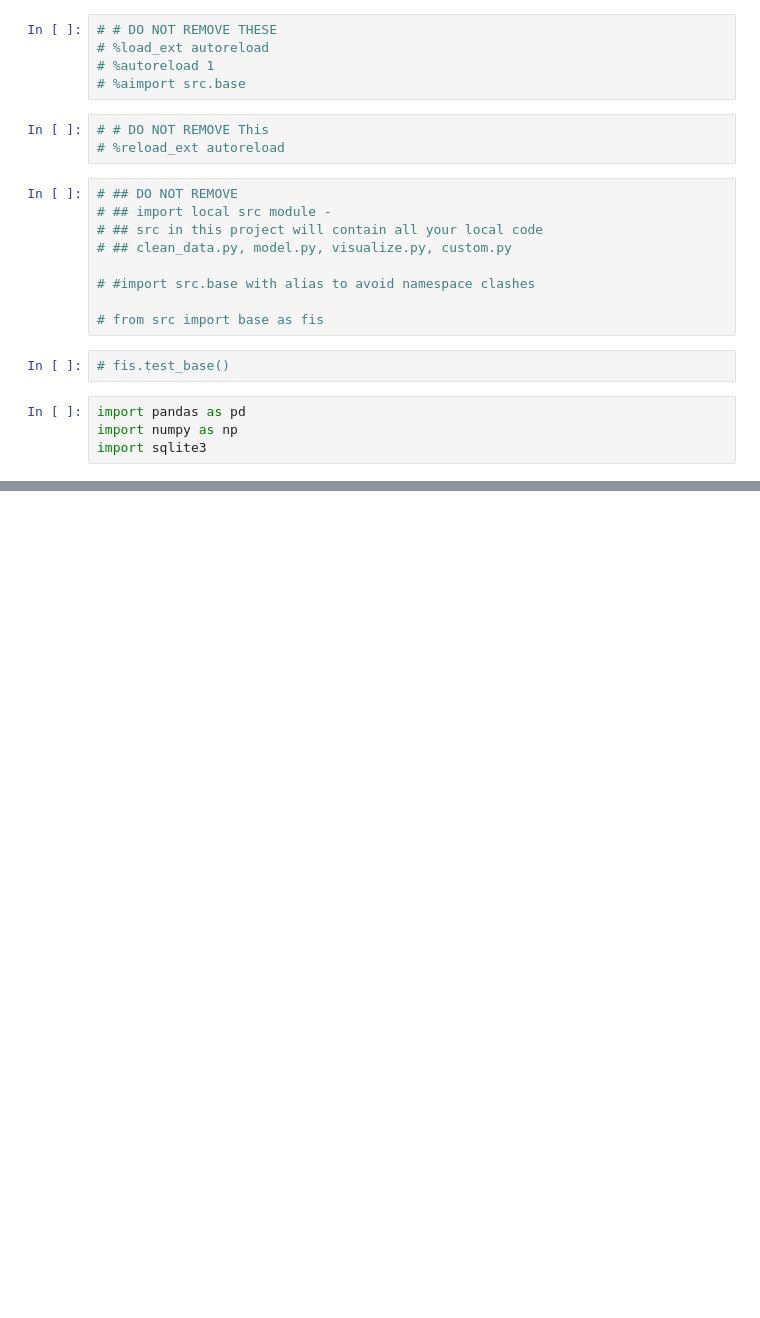
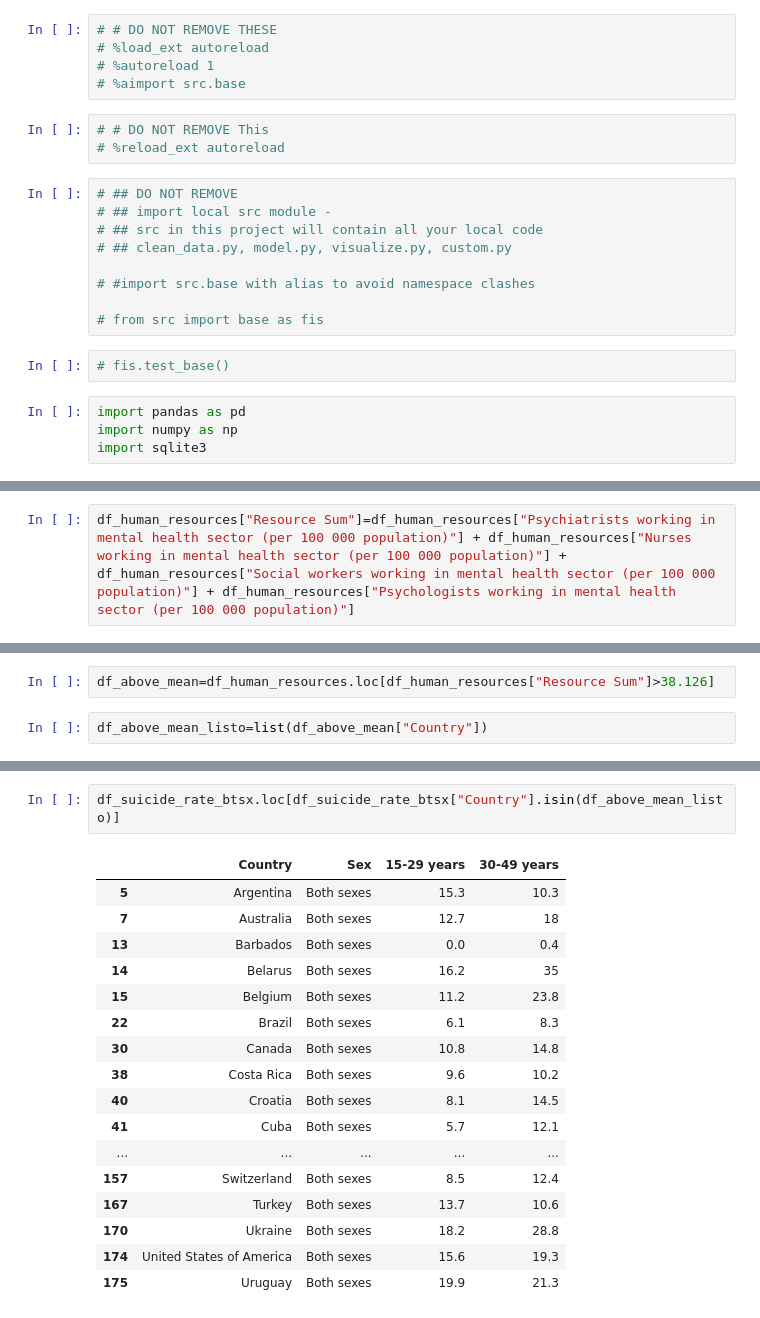
Before and after one commit to Dr-Salcedo/world_health_organization_mental_health_resource_study, a Jupyter notebook: notebooks/ps_world_health_organization_mental_health_resource_study.ipynb, the cells around one changed output, grey strips where cells are left out. Saved outputs shown, nothing was run; the diff lists cells and outputs as text; blank space fills up the shorter version.

```diff
--- a/notebooks/ps_world_health_organization_mental_health_resource_study.ipynb
+++ b/notebooks/ps_world_health_organization_mental_health_resource_study.ipynb
@@ -67,0 +159,2 @@ df.head(10)
+# %%
+df_human_resources["Resource Sum"]=df_human_resources["Psychiatrists working in mental health sector (per 100 000 population)"] + df_human_resources["Nurses working in mental health sector (per 100 000 population)"] + df_human_resources["Social workers working in mental health sector (per 100 000 population)"] + df_human_resources["Psychologists working in mental health sector (per 100 000 population)"]
@@ -67,0 +174,4 @@ df.head(10)
+# %%
+df_above_mean=df_human_resources.loc[df_human_resources["Resource Sum"]>38.126]
+# %%
+df_above_mean_listo=list(df_above_mean["Country"])
@@ -67,0 +198,20 @@ df.head(10)
+# %%
+df_suicide_rate_btsx.loc[df_suicide_rate_btsx["Country"].isin(df_above_mean_listo)]
+# %% [output]
+|  | Country | Sex | 15-29 years | 30-49 years |
+| 5 | Argentina | Both sexes | 15.3 | 10.3 |
+| 7 | Australia | Both sexes | 12.7 | 18 |
+| 13 | Barbados | Both sexes | 0.0 | 0.4 |
+| 14 | Belarus | Both sexes | 16.2 | 35 |
+| 15 | Belgium | Both sexes | 11.2 | 23.8 |
+| 22 | Brazil | Both sexes | 6.1 | 8.3 |
+| 30 | Canada | Both sexes | 10.8 | 14.8 |
+| 38 | Costa Rica | Both sexes | 9.6 | 10.2 |
+| 40 | Croatia | Both sexes | 8.1 | 14.5 |
+| 41 | Cuba | Both sexes | 5.7 | 12.1 |
+| ... | ... | ... | ... | ... |
+| 157 | Switzerland | Both sexes | 8.5 | 12.4 |
+| 167 | Turkey | Both sexes | 13.7 | 10.6 |
+| 170 | Ukraine | Both sexes | 18.2 | 28.8 |
+| 174 | United States of America | Both sexes | 15.6 | 19.3 |
+| 175 | Uruguay | Both sexes | 19.9 | 21.3 |
```
Also changed, not shown: parts of 51 cells of this notebook.
